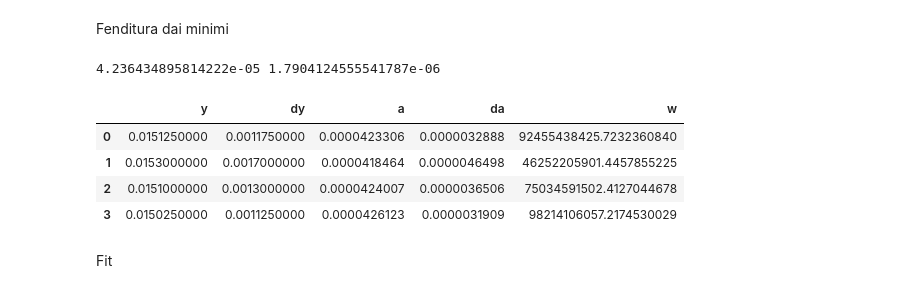
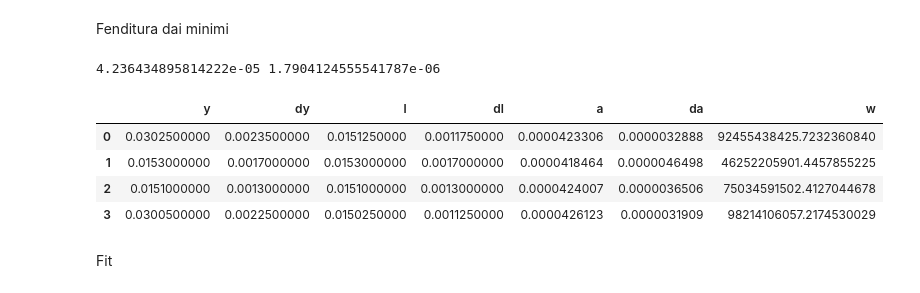
Before and after one commit to Vayxen/Lab2-Ottica-1, a Jupyter notebook: code/slit_0.04.ipynb, the cells around one changed output. Drawn from its saved outputs; the diff is of its cells as text; code cells hidden in the pictures.

```diff
--- a/code/slit_0.04.ipynb
+++ b/code/slit_0.04.ipynb
@@ -111,37 +111,39 @@ Fenditura dai minimi
 # %%
 mins_df = pd.DataFrame({
     'y': [
         abs(min[0] + min[1]) / 2
         for min in minimums
     ],
     'dy': [
         abs(min[0] - min[1]) / 2
         for min in minimums
     ],
 })
 
-mins_df.loc[[0, 3], :] /= 2
+mins_df['l'] = mins_df.y
+mins_df['dl'] = mins_df.dy
+mins_df.loc[[0, 3], ['l', 'dl']] /= 2
 
-mins_df['a'] =  mins_df.apply(lambda r: wave_length * distance / r.y, axis=1)
+mins_df['a'] =  mins_df.apply(lambda r: wave_length * distance / r.l, axis=1)
 mins_df['da'] =  mins_df.apply(lambda r: np.sqrt(
-    (1e-3 / distance)**2 + (r.dy / r.y)**2
+    (1e-3 / distance)**2 + (r.dl / r.l)**2
 ) * r.a, axis=1)
 mins_df['w'] = mins_df.da.to_numpy()**-2
 
 print(
     np.average(mins_df.a, weights=mins_df.w),
     1 / np.sqrt(np.sum(mins_df.w))
 )
 
 pd.options.display.float_format = '{:.10f}'.format
 mins_df
 # %% [output]
 4.236434895814222e-05 1.7904124555541787e-06
-|  | y | dy | a | da | w |
-| 0 | 0.0151250000 | 0.0011750000 | 0.0000423306 | 0.0000032888 | 92455438425.7232360840 |
-| 1 | 0.0153000000 | 0.0017000000 | 0.0000418464 | 0.0000046498 | 46252205901.4457855225 |
-| 2 | 0.0151000000 | 0.0013000000 | 0.0000424007 | 0.0000036506 | 75034591502.4127044678 |
-| 3 | 0.0150250000 | 0.0011250000 | 0.0000426123 | 0.0000031909 | 98214106057.2174530029 |
+|  | y | dy | l | dl | a | da | w |
+| 0 | 0.0302500000 | 0.0023500000 | 0.0151250000 | 0.0011750000 | 0.0000423306 | 0.0000032888 | 92455438425.7232360840 |
+| 1 | 0.0153000000 | 0.0017000000 | 0.0153000000 | 0.0017000000 | 0.0000418464 | 0.0000046498 | 46252205901.4457855225 |
+| 2 | 0.0151000000 | 0.0013000000 | 0.0151000000 | 0.0013000000 | 0.0000424007 | 0.0000036506 | 75034591502.4127044678 |
+| 3 | 0.0300500000 | 0.0022500000 | 0.0150250000 | 0.0011250000 | 0.0000426123 | 0.0000031909 | 98214106057.2174530029 |
 # %% [markdown]
 Fit
 # %%
```
Also changed, not shown: 4 other files.
